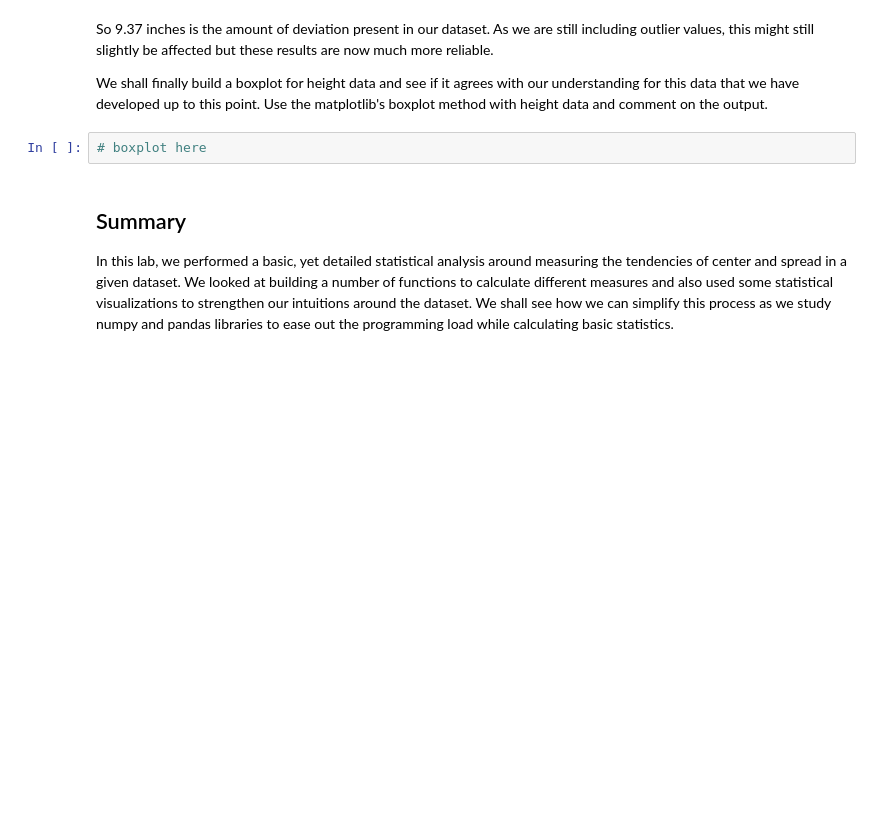
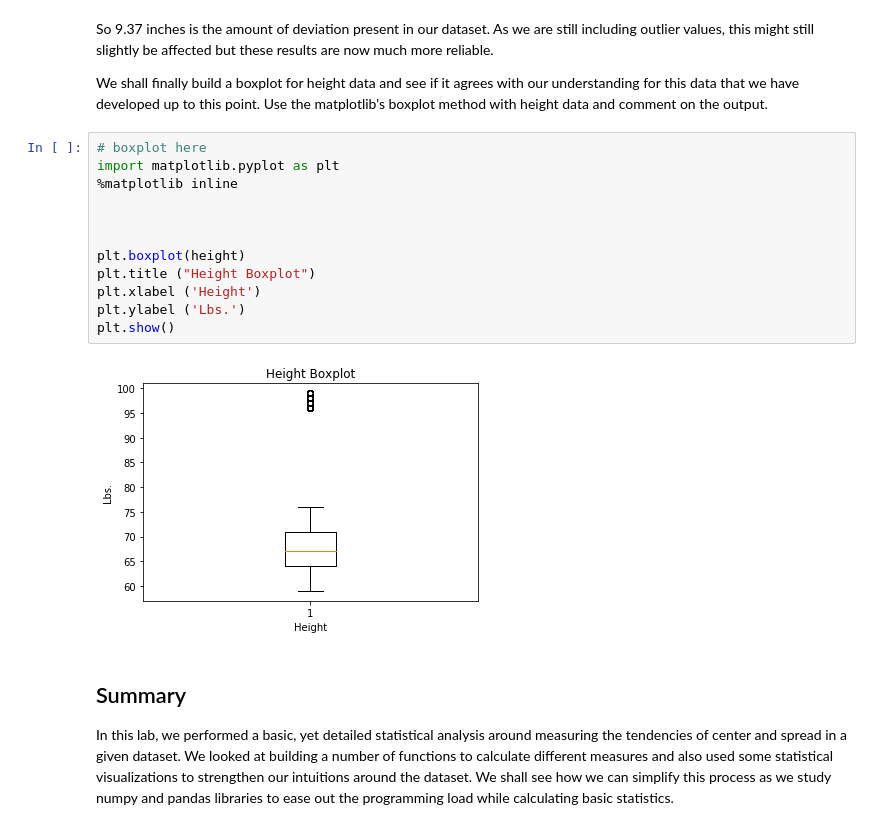
Before and after one commit to Cheffrey2000/flatiron_labs, a Jupyter notebook: section_03/dsc-implementing-statistics-with-functions-lab-online-ds-ft-081219/index.ipynb, the cells around one changed output. Saved outputs shown, nothing was run; the diff lists cells and outputs as text; blank space fills up the shorter version.

```diff
--- a/section_03/dsc-implementing-statistics-with-functions-lab-online-ds-ft-081219/index.ipynb
+++ b/section_03/dsc-implementing-statistics-with-functions-lab-online-ds-ft-081219/index.ipynb
@@ -360,8 +390,20 @@ get_stddev(height)
 So 9.37 inches is the amount of deviation present in our dataset. As we are still including outlier values, this might still slightly be affected but these results are now much more reliable.
 
 We shall finally build a boxplot for height data and see if it agrees with our understanding for this data that we have developed up to this point. Use the matplotlib's boxplot method with height data and comment on the output.
-# %%
-# boxplot here
+# %%
+# boxplot here
+import matplotlib.pyplot as plt
+%matplotlib inline
+
+
+
+plt.boxplot(height)
+plt.title ("Height Boxplot")
+plt.xlabel ('Height')
+plt.ylabel ('Lbs.')
+plt.show()
+# %% [output]
+[figure, added]
 # %% [markdown]
 ## Summary
 
```
Also changed, not shown: parts of 7 cells of this notebook.
